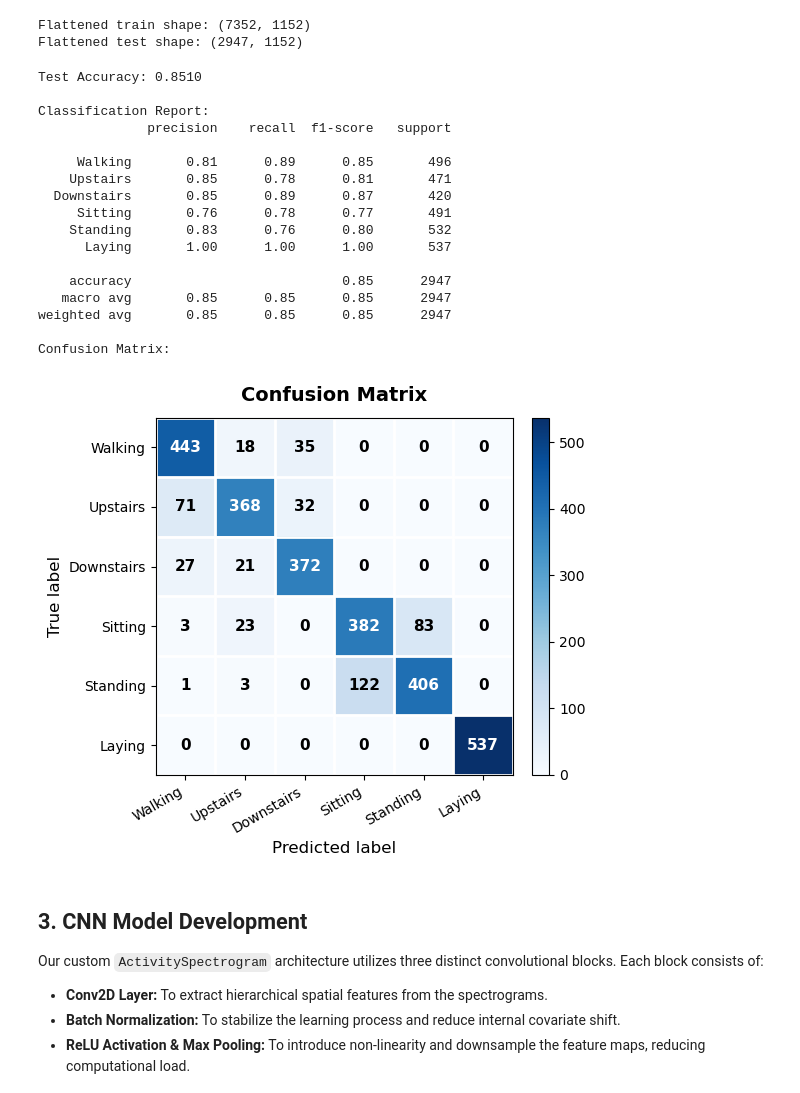
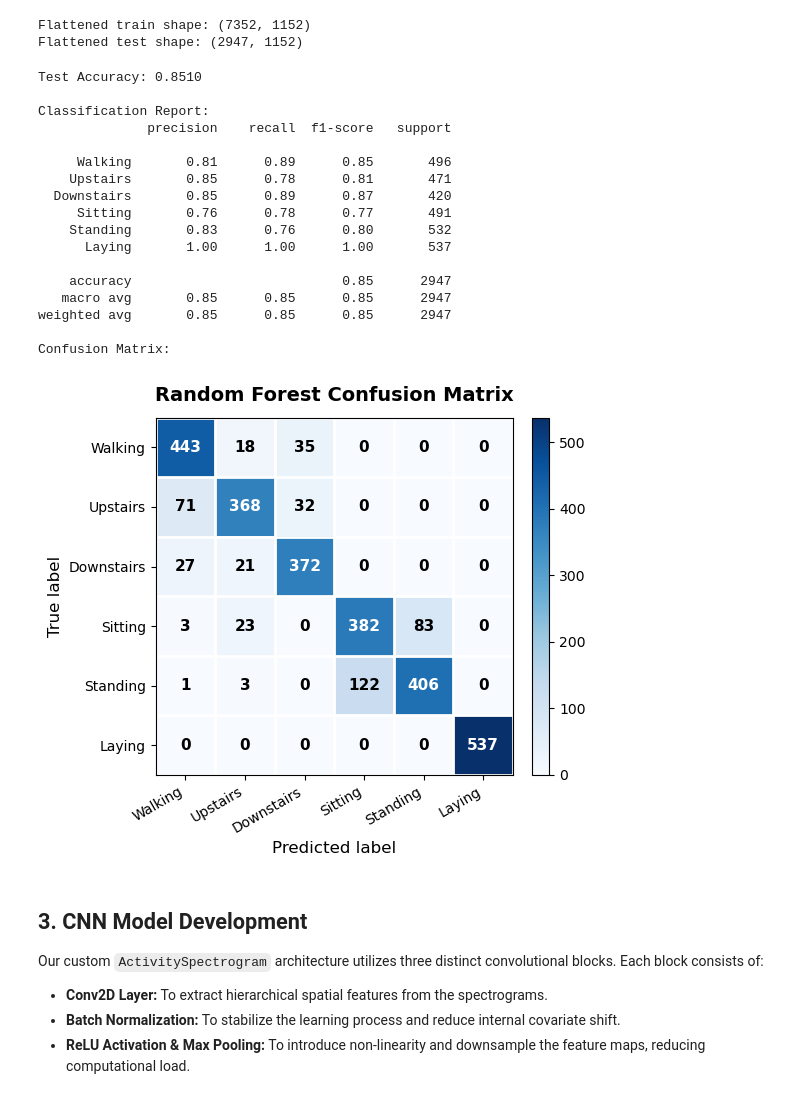
Before and after one commit to BanBot-2/EE-342-Final-Project-Code, a Jupyter notebook: final_project_report.ipynb, the cells around one changed output. Drawn from its saved outputs; the diff is of its cells as text; code cells hidden in the pictures.

Commit message:
Updated graph label and AI usage

```diff
--- a/final_project_report.ipynb
+++ b/final_project_report.ipynb
@@ -465,33 +465,33 @@ Y_pred = rf.predict(X_test_rf)
 # %%
 # Evaluate the random forest model and plot the confusion matrix
 class_names = ["Walking", "Upstairs", "Downstairs", "Sitting", "Standing", "Laying"]
 
 print(f"Test Accuracy: {accuracy_score(Y_test_rf, Y_pred):.4f}\n")
 print("Classification Report:")
 print(classification_report(Y_test_rf, Y_pred, target_names=class_names))
 print("Confusion Matrix:")
 
 cm = confusion_matrix(Y_test_rf, Y_pred)
-plot_confusion_matrix(cm, class_names, title="Confusion Matrix")
+plot_confusion_matrix(cm, class_names, title="Random Forest Confusion Matrix")
 # %% [output]
 Test Accuracy: 0.8510
 
 Classification Report:
               precision    recall  f1-score   support
 
      Walking       0.81      0.89      0.85       496
     Upstairs       0.85      0.78      0.81       471
   Downstairs       0.85      0.89      0.87       420
      Sitting       0.76      0.78      0.77       491
     Standing       0.83      0.76      0.80       532
       Laying       1.00      1.00      1.00       537
 
     accuracy                           0.85      2947
    macro avg       0.85      0.85      0.85      2947
 weighted avg       0.85      0.85      0.85      2947
 
 Confusion Matrix:
-[figure, old version]
+[figure, new version]
 # %% [markdown]
 ## 3. CNN Model Development
 
```
Also changed, not shown: parts of 1 cell of this notebook.
